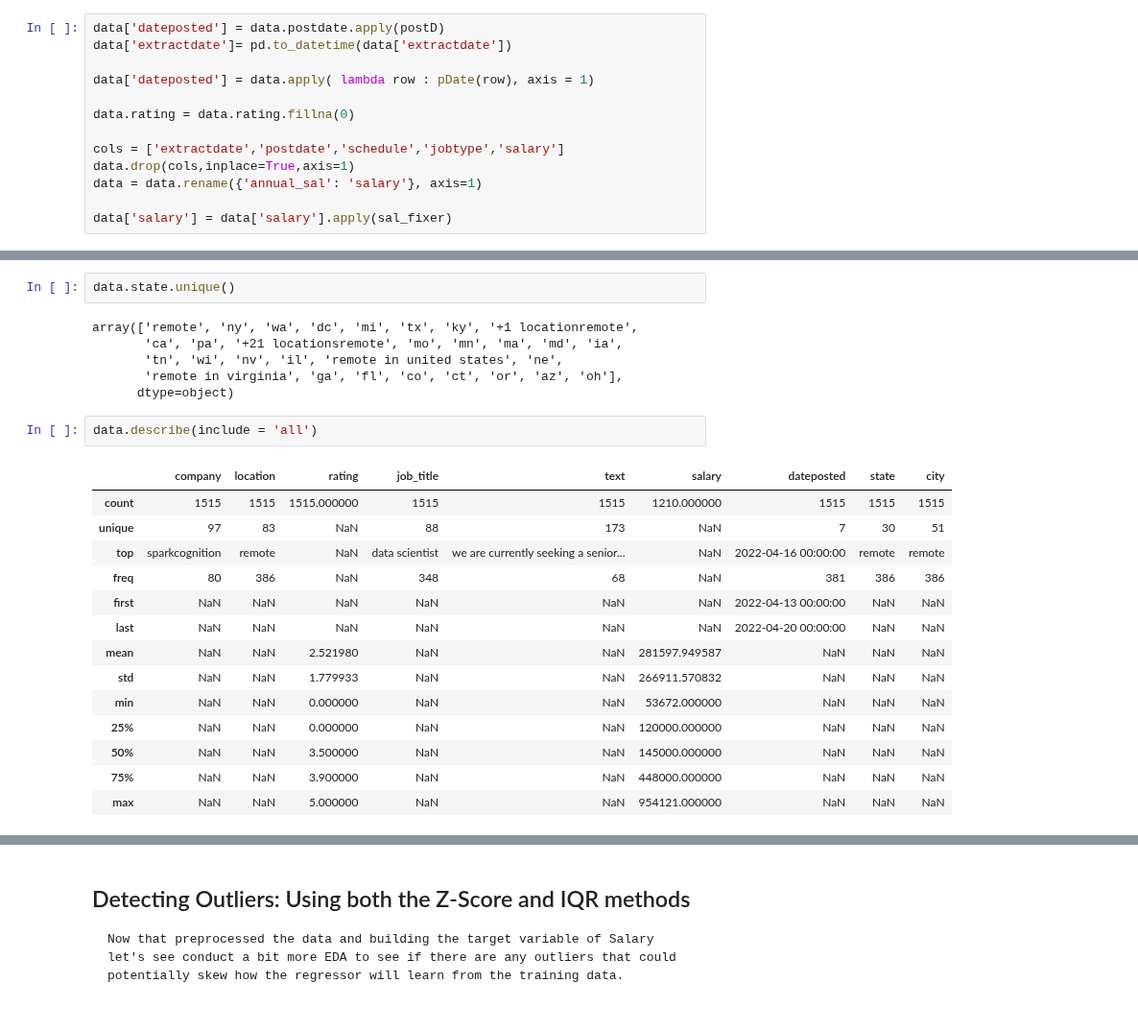
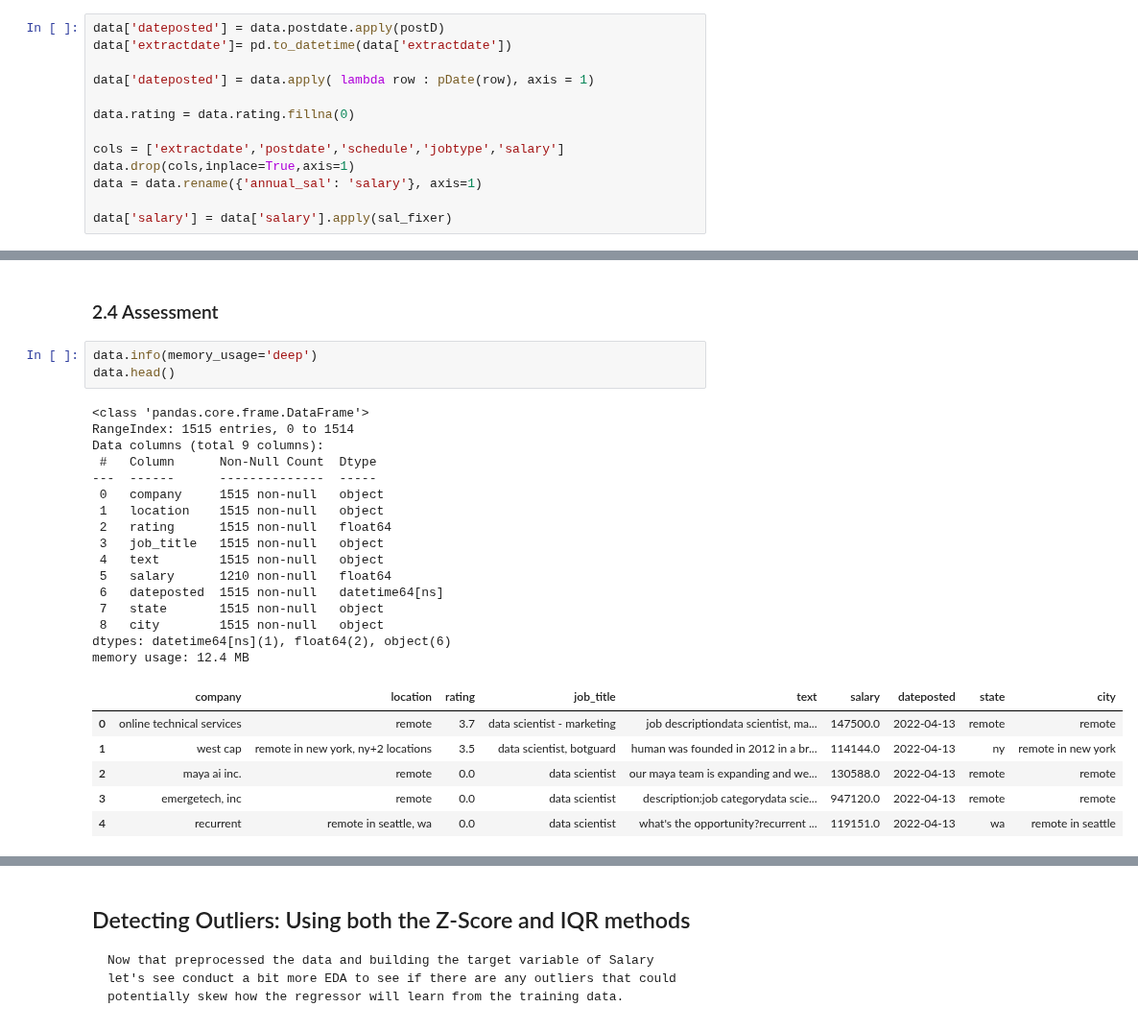
Before and after one commit to 333Kenji/indeedjobscraper, a Jupyter notebook: docs/1_wrangling_engineering.ipynb, the cells around one changed output, grey strips where cells are left out. Shown at 96% size. Cells and saved outputs as stored; diff of their text form.

```diff
--- a/docs/1_wrangling_engineering.ipynb
+++ b/docs/1_wrangling_engineering.ipynb
@@ -632,25 +670,28 @@ Name: state, dtype: int64
-# %%
-data.state.unique()
-# %% [output]
-array(['remote', 'ny', 'wa', 'dc', 'mi', 'tx', 'ky', '+1 locationremote',
-       'ca', 'pa', '+21 locationsremote', 'mo', 'mn', 'ma', 'md', 'ia',
-       'tn', 'wi', 'nv', 'il', 'remote in united states', 'ne',
-       'remote in virginia', 'ga', 'fl', 'co', 'ct', 'or', 'az', 'oh'],
-      dtype=object)
-# %%
-data.describe(include = 'all')
-# %% [output]
-|  | company | location | rating | job_title | text | salary | dateposted | state | city |
-| count | 1515 | 1515 | 1515.000000 | 1515 | 1515 | 1210.000000 | 1515 | 1515 | 1515 |
-| unique | 97 | 83 | NaN | 88 | 173 | NaN | 7 | 30 | 51 |
-| top | sparkcognition | remote | NaN | data scientist | we are currently seeking a senior... | NaN | 2022-04-16 00:00:00 | remote | remote |
-| freq | 80 | 386 | NaN | 348 | 68 | NaN | 381 | 386 | 386 |
-| first | NaN | NaN | NaN | NaN | NaN | NaN | 2022-04-13 00:00:00 | NaN | NaN |
-| last | NaN | NaN | NaN | NaN | NaN | NaN | 2022-04-20 00:00:00 | NaN | NaN |
-| mean | NaN | NaN | 2.521980 | NaN | NaN | 281597.949587 | NaN | NaN | NaN |
-| std | NaN | NaN | 1.779933 | NaN | NaN | 266911.570832 | NaN | NaN | NaN |
-| min | NaN | NaN | 0.000000 | NaN | NaN | 53672.000000 | NaN | NaN | NaN |
-| 25% | NaN | NaN | 0.000000 | NaN | NaN | 120000.000000 | NaN | NaN | NaN |
-| 50% | NaN | NaN | 3.500000 | NaN | NaN | 145000.000000 | NaN | NaN | NaN |
-| 75% | NaN | NaN | 3.900000 | NaN | NaN | 448000.000000 | NaN | NaN | NaN |
-| max | NaN | NaN | 5.000000 | NaN | NaN | 954121.000000 | NaN | NaN | NaN |
+# %% [markdown]
+### 2.4 Assessment
+# %%
+data.info(memory_usage='deep')
+data.head()
+# %% [output]
+<class 'pandas.core.frame.DataFrame'>
+RangeIndex: 1515 entries, 0 to 1514
+Data columns (total 9 columns):
+ #   Column      Non-Null Count  Dtype
+---  ------      --------------  -----
+ 0   company     1515 non-null   object
+ 1   location    1515 non-null   object
+ 2   rating      1515 non-null   float64
+ 3   job_title   1515 non-null   object
+ 4   text        1515 non-null   object
+ 5   salary      1210 non-null   float64
+ 6   dateposted  1515 non-null   datetime64[ns]
+ 7   state       1515 non-null   object
+ 8   city        1515 non-null   object
+dtypes: datetime64[ns](1), float64(2), object(6)
+memory usage: 12.4 MB
+|  | company | location | rating | job_title | text | salary | dateposted | state | city |
+| 0 | online technical services | remote | 3.7 | data scientist - marketing | job descriptiondata scientist, ma... | 147500.0 | 2022-04-13 | remote | remote |
+| 1 | west cap | remote in new york, ny+2 locations | 3.5 | data scientist, botguard | human was founded in 2012 in a br... | 114144.0 | 2022-04-13 | ny | remote in new york |
+| 2 | maya ai inc. | remote | 0.0 | data scientist | our maya team is expanding and we... | 130588.0 | 2022-04-13 | remote | remote |
+| 3 | emergetech, inc | remote | 0.0 | data scientist | description:job categorydata scie... | 947120.0 | 2022-04-13 | remote | remote |
+| 4 | recurrent | remote in seattle, wa | 0.0 | data scientist | what's the opportunity?recurrent ... | 119151.0 | 2022-04-13 | wa | remote in seattle |
```
Also changed, not shown: parts of 46 cells of this notebook.
